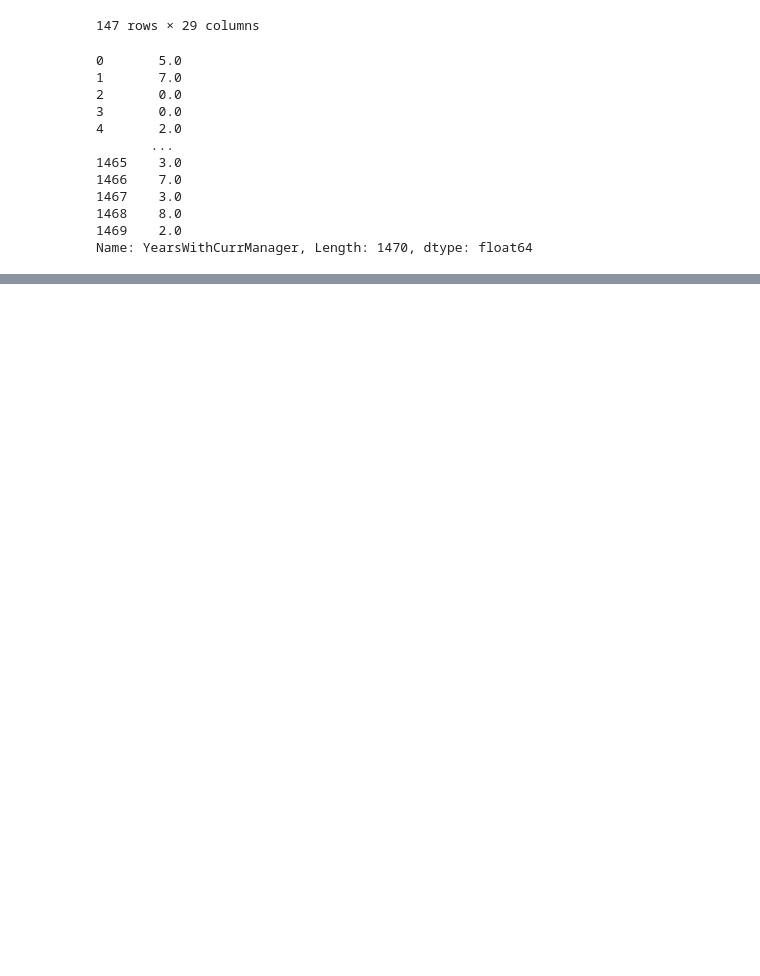
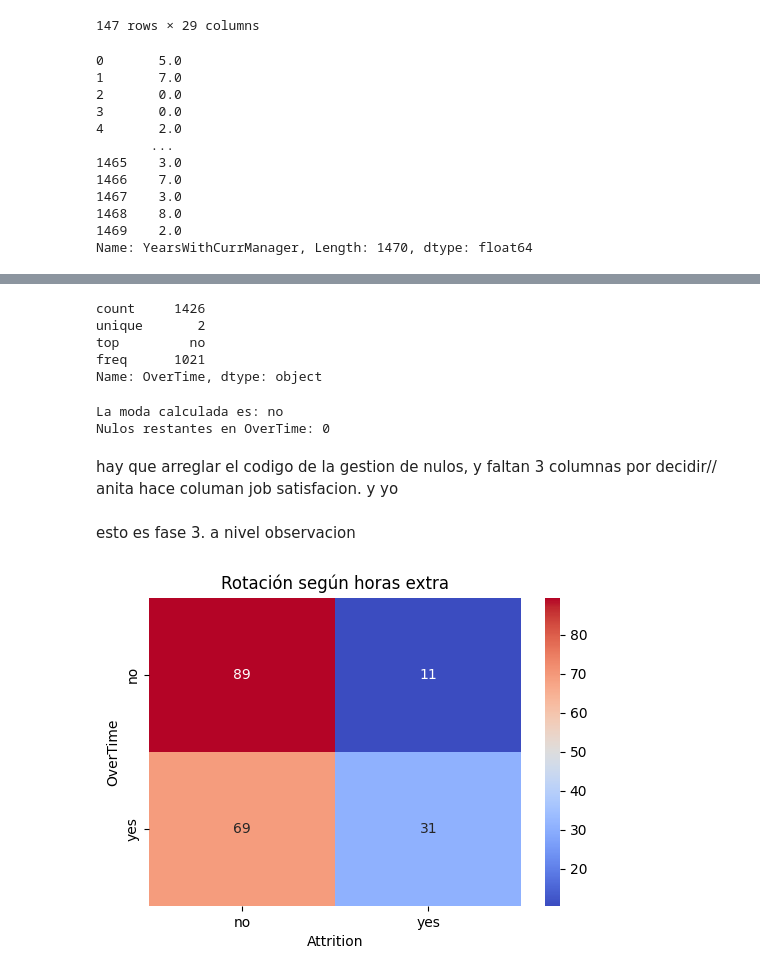
Before and after one commit to AMA00-98/proyecto-da-promo-65-modulo-3-team-2, a Jupyter notebook: Revisión_Fase1_proyect_mod3.ipynb, the cells around one changed output, grey strips where cells are left out. Drawn from its saved outputs; the diff is of its cells as text; code cells hidden in the pictures; blank space fills up the shorter version.

```diff
--- a/Revisión_Fase1_proyect_mod3.ipynb
+++ b/Revisión_Fase1_proyect_mod3.ipynb
@@ -493,0 +527,13 @@ Name: YearsWithCurrManager, Length: 1470, dtype: float64
+# %%
+df_hr["YearsWithCurrManager"] = df_hr["YearsWithCurrManager"].fillna(
+    df_hr["Department"].map(medianas)
+)
+print("imputacion realizada")
+# %%
+pd.crosstab(df_hr["BusinessTravel"], df_hr["JobRole"], normalize="index").T * 100 # Porcentaje
+moda = pd.crosstab(df_hr["BusinessTravel"], df_hr["JobRole"]).idxmax(axis = 0)
+df_hr["bt_o"] = df_hr["BusinessTravel"]
+df_hr["BusinessTravel"] = df_hr["BusinessTravel"].fillna(df_hr["JobRole"].map(moda))
+df_hr["BusinessTravel"].isna().sum()
+df_hr.drop(["bt_o"], axis = 1, errors = "ignore", inplace = True)
+df_hr.columns
@@ -493,0 +583,35 @@ Name: YearsWithCurrManager, Length: 1470, dtype: float64
+# %%
+df_hr["OverTime"].describe() #moda
+# %% [output]
+count     1426
+unique       2
+top         no
+freq      1021
+Name: OverTime, dtype: object
+# %%
+moda_overtime = df_hr["OverTime"].mode()[0]
+df_hr["OverTime"] = df_hr["OverTime"].fillna(moda_overtime)
+print(f"La moda calculada es: {moda_overtime}")
+print(f"Nulos restantes en OverTime: {df_hr['OverTime'].isnull().sum()}")
+# %% [output]
+La moda calculada es: no
+Nulos restantes en OverTime: 0
+# %% [markdown]
+hay que arreglar el codigo de la gestion de nulos, y faltan 3 columnas por decidir//   anita hace columan job satisfacion. y yo
+# %% [markdown]
+esto es fase 3. a nivel observacion
+# %%
+#VAMOS A SACAR COSAS EN CLARO RELACIONANDO CON LA COLUMNA DE ATRITION!# HE DESCUBIERTO UN TIP!CROSSTAB PERMITE ANALIZAR LA RELACION ENTRE VARIABLES CATEGORICAS MIENTRAS QUE GROUP BY PARA HACER AGRUPACIONES SOBRE LOS DATOS.
+tabla_ot=pd.crosstab(df_hr['OverTime'], df_hr['Attrition'], normalize='index') * 100
+# %%
+import seaborn as sns
+import matplotlib.pyplot as plt
+
+plt.figure(figsize=(6,4))
+
+sns.heatmap(tabla_ot, annot=True, cmap='coolwarm')
+
+plt.title("Rotación según horas extra")
+plt.show()
+# %% [output]
+[figure, added]
```
Also changed, not shown: parts of 18 cells of this notebook.
